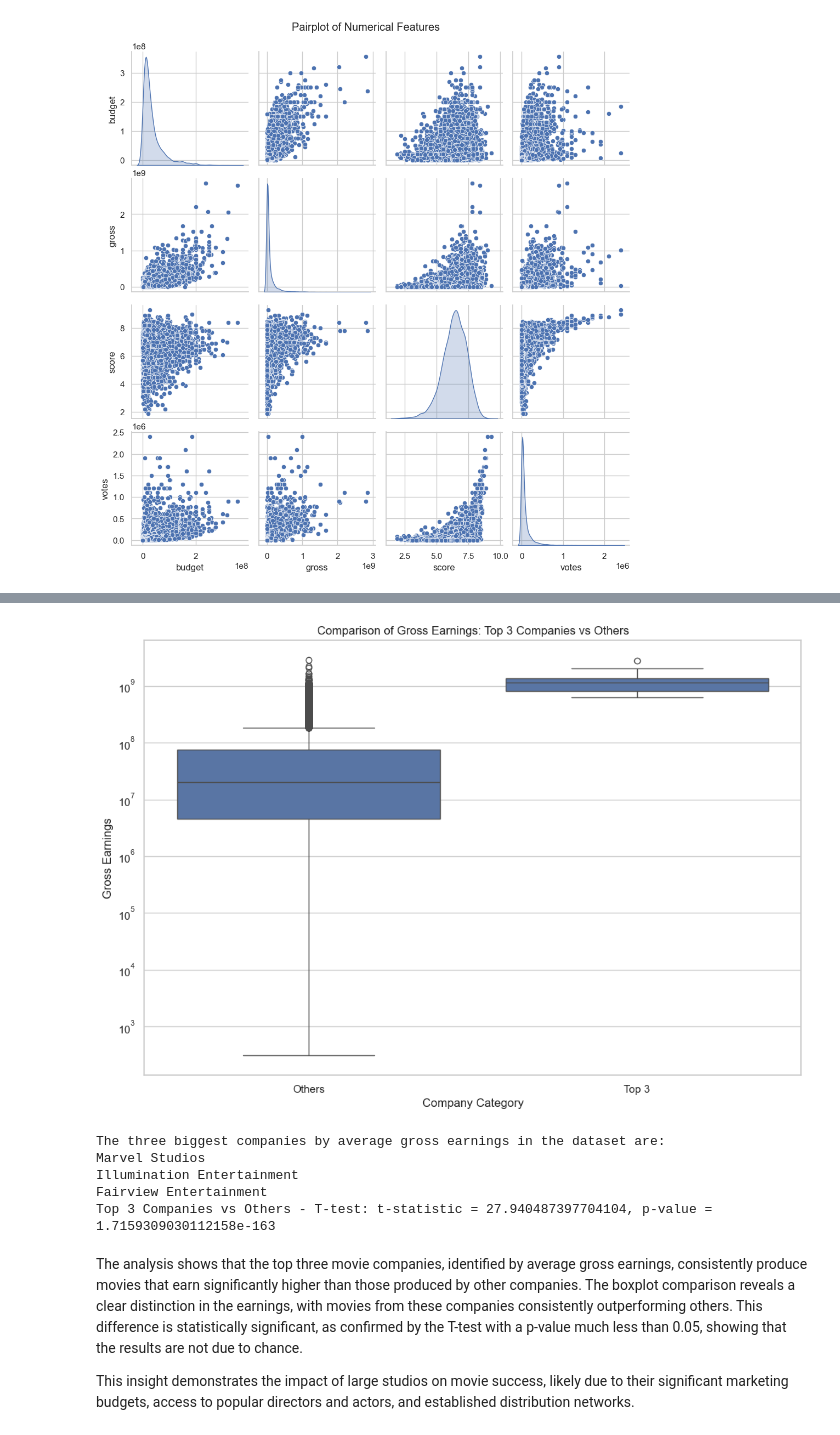
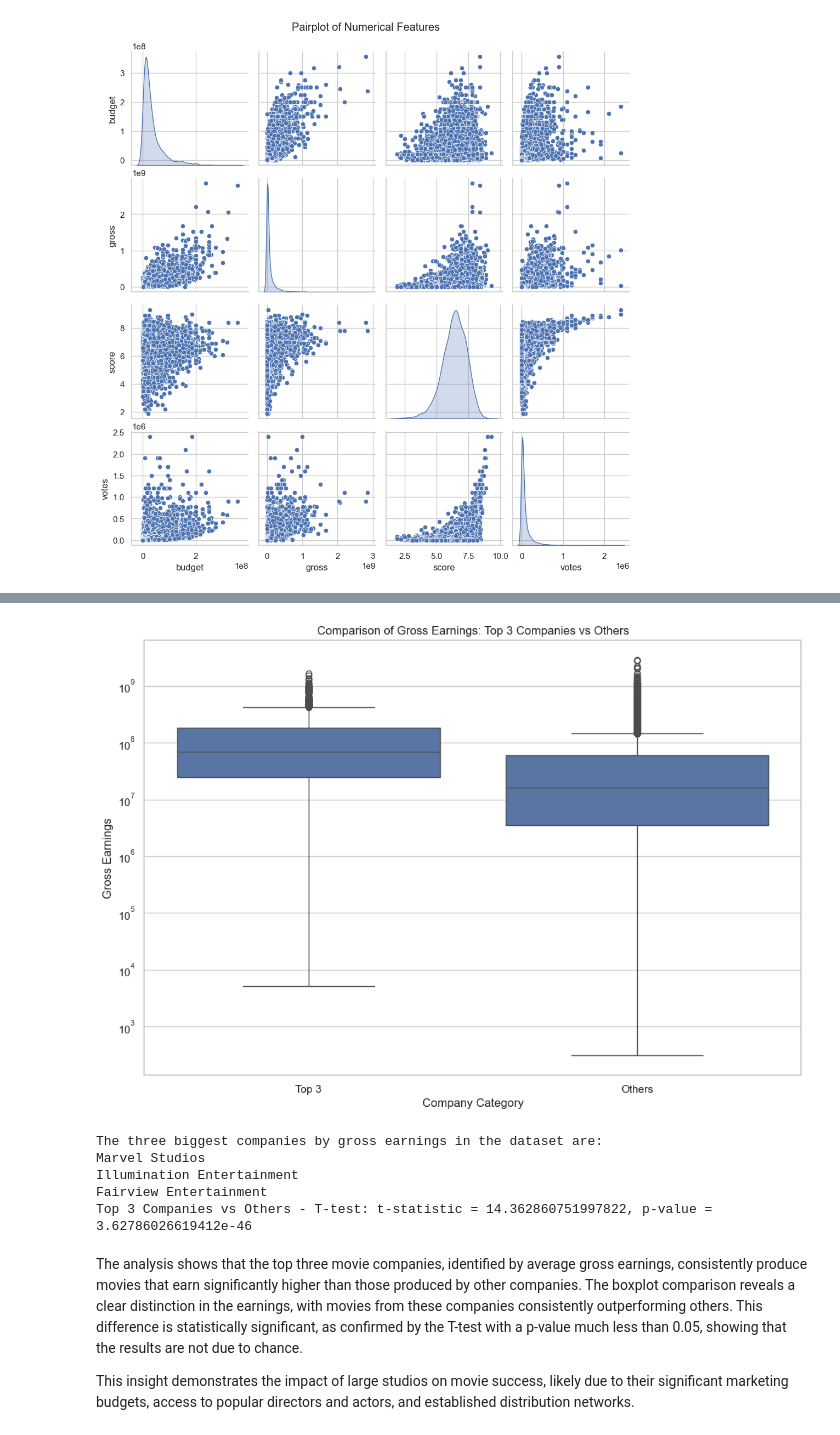
Before and after one commit to AndrinTennis/Movies, a Jupyter notebook: MovieAnalysis.ipynb, the cells around one changed output, grey strips where cells are left out. Cells and saved outputs as stored; diff of their text form; code cells hidden in the pictures.

```diff
--- a/MovieAnalysis.ipynb
+++ b/MovieAnalysis.ipynb
@@ -77,37 +84,37 @@ NameError: name 'plt' is not defined
 # %%
 
 # Analysis: Do the top three movie companies make higher gross income movies than the others?
 
 # Identify the top three companies by average gross earnings
-top_companies = movies_data.groupby('company')['gross'].mean().sort_values(ascending=False).head(3).index
+top_companies = movies_data.groupby('company')['gross'].sum().sort_values(ascending=False).head(3).index
 
 # Create a new column to categorize companies
 movies_data['company_category'] = movies_data['company'].apply(lambda x: 'Top 3' if x in top_companies else 'Others')
 
 # Compare gross earnings between the top companies and others
 plt.figure(figsize=(12, 8))
 sns.boxplot(x='company_category', y='gross', data=movies_data)
 plt.title('Comparison of Gross Earnings: Top 3 Companies vs Others')
 plt.xlabel('Company Category')
 plt.ylabel('Gross Earnings')
 plt.yscale('log')
 plt.show()
 
 # Statistical test: Top 3 vs Others
 top3_gross = movies_data[movies_data['company_category'] == 'Top 3']['gross']
 others_gross = movies_data[movies_data['company_category'] == 'Others']['gross']
 
 t_stat, p_val = ttest_ind(top3_gross.dropna(), others_gross.dropna())
 
-print('The three biggest companies by average gross earnings in the dataset are:\nMarvel Studios\nIllumination Entertainment\nFairview Entertainment')
+print('The three biggest companies by gross earnings in the dataset are:\nMarvel Studios\nIllumination Entertainment\nFairview Entertainment')
 print(f"Top 3 Companies vs Others - T-test: t-statistic = {t_stat}, p-value = {p_val}")
 # %% [output]
-[figure, old version]
+[figure, new version]
-The three biggest companies by average gross earnings in the dataset are:
+The three biggest companies by gross earnings in the dataset are:
 Marvel Studios
 Illumination Entertainment
 Fairview Entertainment
-Top 3 Companies vs Others - T-test: t-statistic = 27.940487397704104, p-value = 1.7159309030112158e-163
+Top 3 Companies vs Others - T-test: t-statistic = 14.362860751997822, p-value = 3.62786026619412e-46
 # %% [markdown]
 The analysis shows that the top three movie companies, identified by average gross earnings, consistently produce movies that earn significantly higher than those produced by other companies. The boxplot comparison reveals a clear distinction in the earnings, with movies from these companies consistently outperforming others. This difference is statistically significant, as confirmed by the T-test with a p-value much less than 0.05, showing that the results are not due to chance.
 
```
Also changed, not shown: parts of 2 cells of this notebook.
